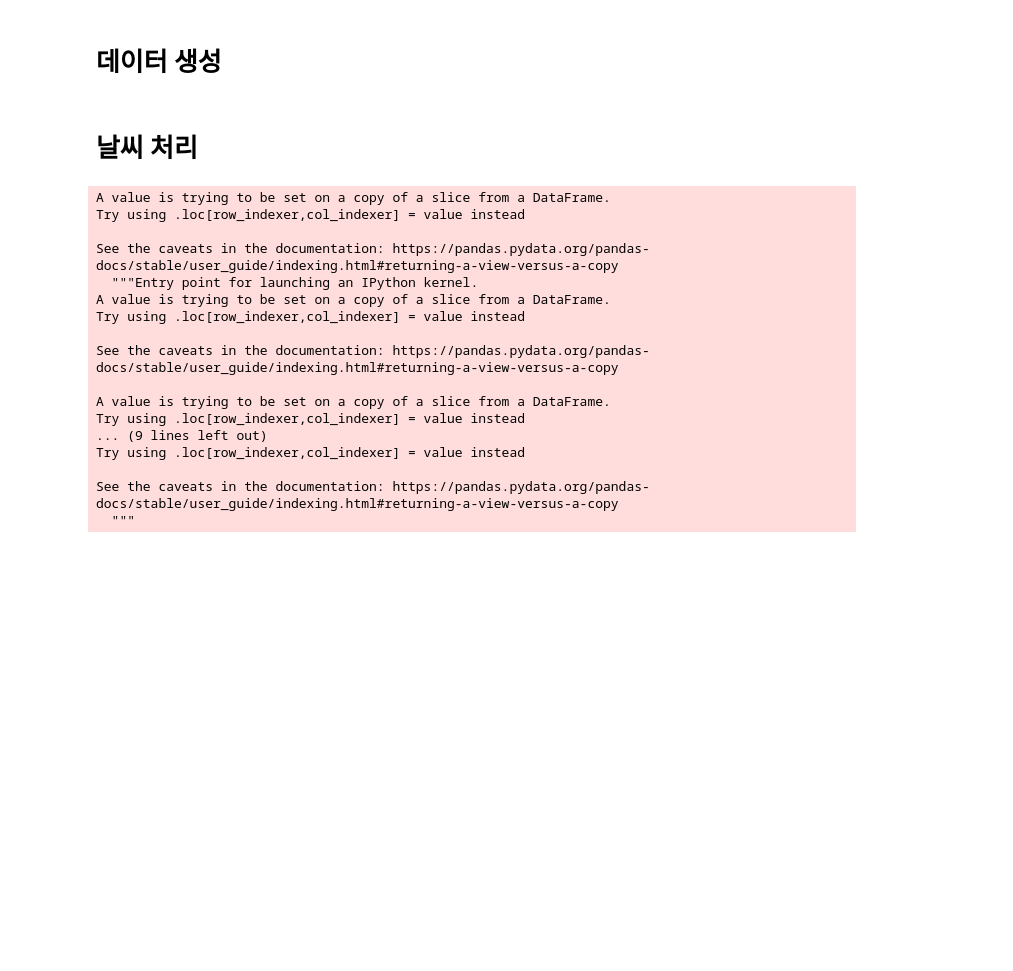
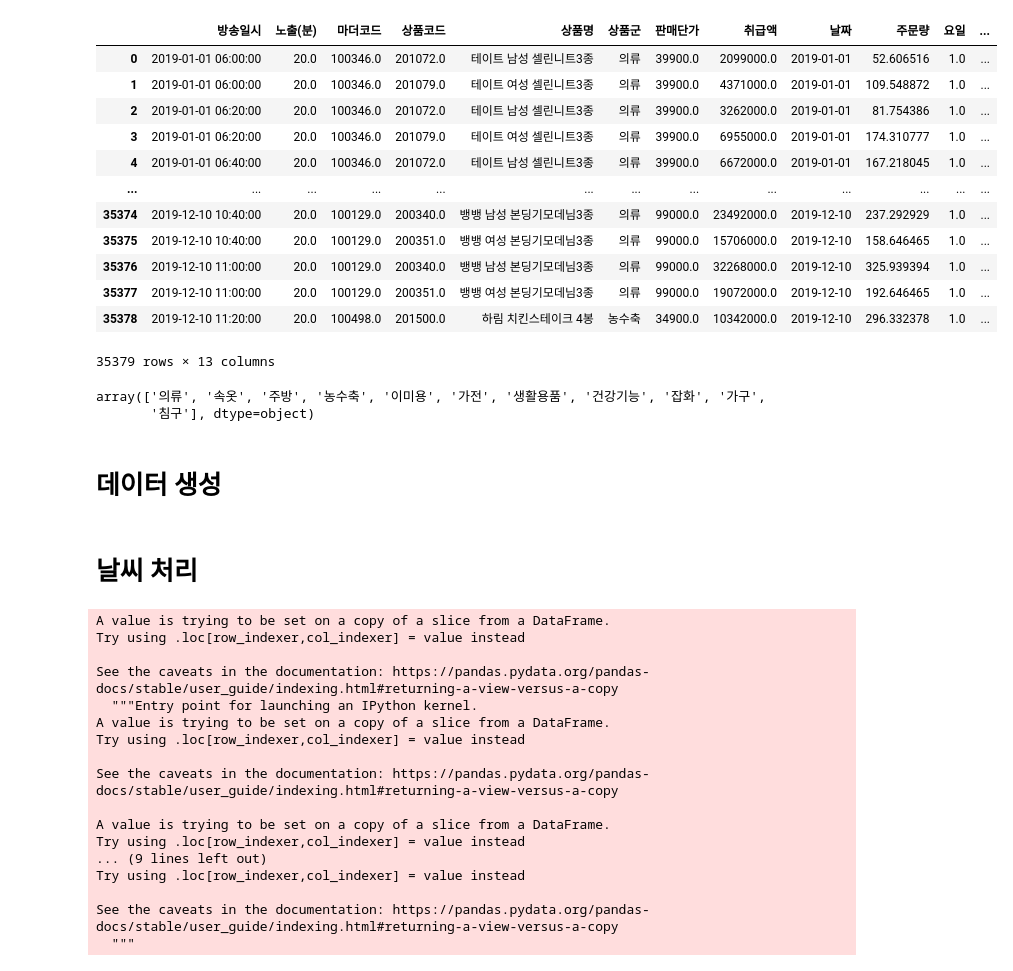
Before and after one commit to HWANG-HOE-SUN/bigcon, a Jupyter notebook: 모델링통합및비교.ipynb, the cells around one changed output. Saved outputs shown, nothing was run; the diff lists cells and outputs as text; code cells hidden in the pictures; blank space fills up the shorter version.

```diff
--- a/모델링통합및비교.ipynb
+++ b/모델링통합및비교.ipynb
@@ -11,3 +19,37 @@ import math
+# %%
+total = pd.read_excel('/content/drive/My Drive/빅콘폴더/2020_bigcontest_champion_performance.xlsx', header=1)
+total = total[total['상품군']!='무형']
+total = total[total['판매단가'] < total['취급액']]
+total['날짜'] = pd.to_datetime(total['방송일시']).dt.date
+total['날짜'] = pd.to_datetime(total['날짜'])
+total['주문량'] = total['취급액']/total['판매단가']
+total["요일"]=total["방송일시"].dt.dayofweek # 요일
+total["시"]=total["방송일시"].dt.hour # 시
+total['월'] = total['방송일시'].dt.month # 월
+# %%
+total = total.fillna(method='ffill')
+# %%
+total = total[total['취급액']!=50000]
+total.reindex(range(len(total)))
+# %% [output]
+|  | 방송일시 | 노출(분) | 마더코드 | 상품코드 | 상품명 | 상품군 | 판매단가 | 취급액 | 날짜 | 주문량 | 요일 | ... |
+| 0 | 2019-01-01 06:00:00 | 20.0 | 100346.0 | 201072.0 | 테이트 남성 셀린니트3종 | 의류 | 39900.0 | 2099000.0 | 2019-01-01 | 52.606516 | 1.0 | ... |
+| 1 | 2019-01-01 06:00:00 | 20.0 | 100346.0 | 201079.0 | 테이트 여성 셀린니트3종 | 의류 | 39900.0 | 4371000.0 | 2019-01-01 | 109.548872 | 1.0 | ... |
+| 2 | 2019-01-01 06:20:00 | 20.0 | 100346.0 | 201072.0 | 테이트 남성 셀린니트3종 | 의류 | 39900.0 | 3262000.0 | 2019-01-01 | 81.754386 | 1.0 | ... |
+| 3 | 2019-01-01 06:20:00 | 20.0 | 100346.0 | 201079.0 | 테이트 여성 셀린니트3종 | 의류 | 39900.0 | 6955000.0 | 2019-01-01 | 174.310777 | 1.0 | ... |
+| 4 | 2019-01-01 06:40:00 | 20.0 | 100346.0 | 201072.0 | 테이트 남성 셀린니트3종 | 의류 | 39900.0 | 6672000.0 | 2019-01-01 | 167.218045 | 1.0 | ... |
+| ... | ... | ... | ... | ... | ... | ... | ... | ... | ... | ... | ... | ... |
+| 35374 | 2019-12-10 10:40:00 | 20.0 | 100129.0 | 200340.0 | 뱅뱅 남성 본딩기모데님3종 | 의류 | 99000.0 | 23492000.0 | 2019-12-10 | 237.292929 | 1.0 | ... |
+| 35375 | 2019-12-10 10:40:00 | 20.0 | 100129.0 | 200351.0 | 뱅뱅 여성 본딩기모데님3종 | 의류 | 99000.0 | 15706000.0 | 2019-12-10 | 158.646465 | 1.0 | ... |
+| 35376 | 2019-12-10 11:00:00 | 20.0 | 100129.0 | 200340.0 | 뱅뱅 남성 본딩기모데님3종 | 의류 | 99000.0 | 32268000.0 | 2019-12-10 | 325.939394 | 1.0 | ... |
+| 35377 | 2019-12-10 11:00:00 | 20.0 | 100129.0 | 200351.0 | 뱅뱅 여성 본딩기모데님3종 | 의류 | 99000.0 | 19072000.0 | 2019-12-10 | 192.646465 | 1.0 | ... |
+| 35378 | 2019-12-10 11:20:00 | 20.0 | 100498.0 | 201500.0 | 하림 치킨스테이크 4봉 | 농수축 | 34900.0 | 10342000.0 | 2019-12-10 | 296.332378 | 1.0 | ... |
+35379 rows × 13 columns
+# %%
+total['상품군'].unique()
+# %% [output]
+array(['의류', '속옷', '주방', '농수축', '이미용', '가전', '생활용품', '건강기능', '잡화', '가구',
+       '침구'], dtype=object)
 # %% [markdown]
 # 데이터 생성
 # %%
```
Also changed, not shown: parts of 30 cells of this notebook.
